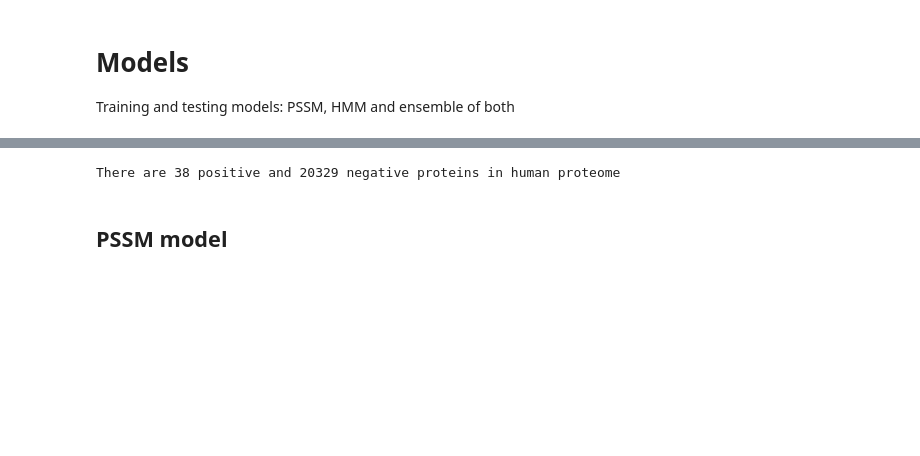
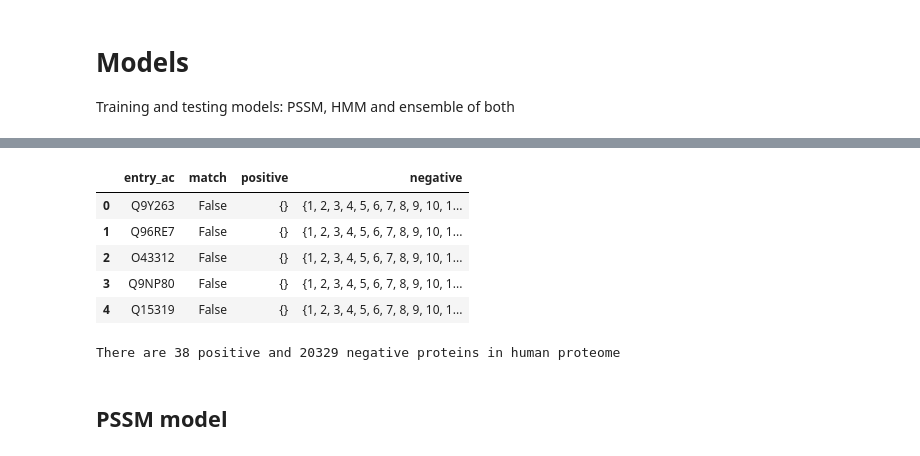
Before and after one commit to damiclem/proteincake, a Jupyter notebook: models.ipynb, the cells around one changed output, grey strips where cells are left out. Saved outputs shown, nothing was run; the diff lists cells and outputs as text; code cells hidden in the pictures; blank space fills up the shorter version.

```diff
--- a/models.ipynb
+++ b/models.ipynb
@@ -61,2 +50,46 @@ TypeError: 'Series' object cannot be interpreted as an integer
+# %%
+# Define function for turning matching ranges into positive positions
+def match_to_pos(matches):
+    # Define positions container
+    positions = list()
+    # Check if matches list is empty
+    if matches != '':
+        # Go through each match
+        for dom in matches.split(','):
+            # Define start and end of current domain
+            dom_start, dom_end = tuple(dom.split('..'))
+            # Add current domain's positions
+            positions = positions + list(range(int(dom_start), int(dom_end)))
+    # Return list of matching positions
+    return set(positions)
+# %%
+# Load families positions dataset
+protein_matching = pd.read_csv('data/protein_matching.tsv', sep='\t')
+protein_matching.columns = ['entry_ac', 'source_db', 'protein_name', 'tax_id',
+                              'tax_name', 'len', 'pfam_id', 'matches']
+# Take a subset of the original columns
+protein_matching = protein_matching[['entry_ac', 'matches']]
+# Join protein matching with all the dataset
+protein_matching = pd.merge(left=human_proteome[['entry_ac', 'len']],
+                            right=protein_matching[['entry_ac', 'matches']],
+                            how='left', on='entry_ac')
+# Fill na values where there is no domain
+protein_matching['matches'] = protein_matching['matches'].fillna('')
+# Define real positive matches
+protein_matching['positive'] = protein_matching['matches'].apply(match_to_pos)
+# Define negative matches
+protein_matching['negative'] = protein_matching.apply(lambda x: set(range(1, x['len'])) - x['positive'], axis=1)
+# Define a match column: is there the domain in the protein?
+protein_matching['match'] = protein_matching.apply(lambda x: len(x['positive']) > 0, axis=1)
+# Subset protein matching dataset (only entry with relative positive and negative matches)
+protein_matching = protein_matching[['entry_ac', 'match', 'positive', 'negative']]
+protein_matching.head()
+# %% [output]
+|  | entry_ac | match | positive | negative |
+| 0 | Q9Y263 | False | {} | {1, 2, 3, 4, 5, 6, 7, 8, 9, 10, 1... |
+| 1 | Q96RE7 | False | {} | {1, 2, 3, 4, 5, 6, 7, 8, 9, 10, 1... |
+| 2 | O43312 | False | {} | {1, 2, 3, 4, 5, 6, 7, 8, 9, 10, 1... |
+| 3 | Q9NP80 | False | {} | {1, 2, 3, 4, 5, 6, 7, 8, 9, 10, 1... |
+| 4 | Q15319 | False | {} | {1, 2, 3, 4, 5, 6, 7, 8, 9, 10, 1... |
 # %%
 # Define set of truly positive protein accessions
```
Also changed, not shown: parts of 20 cells of this notebook, 15 other files.
